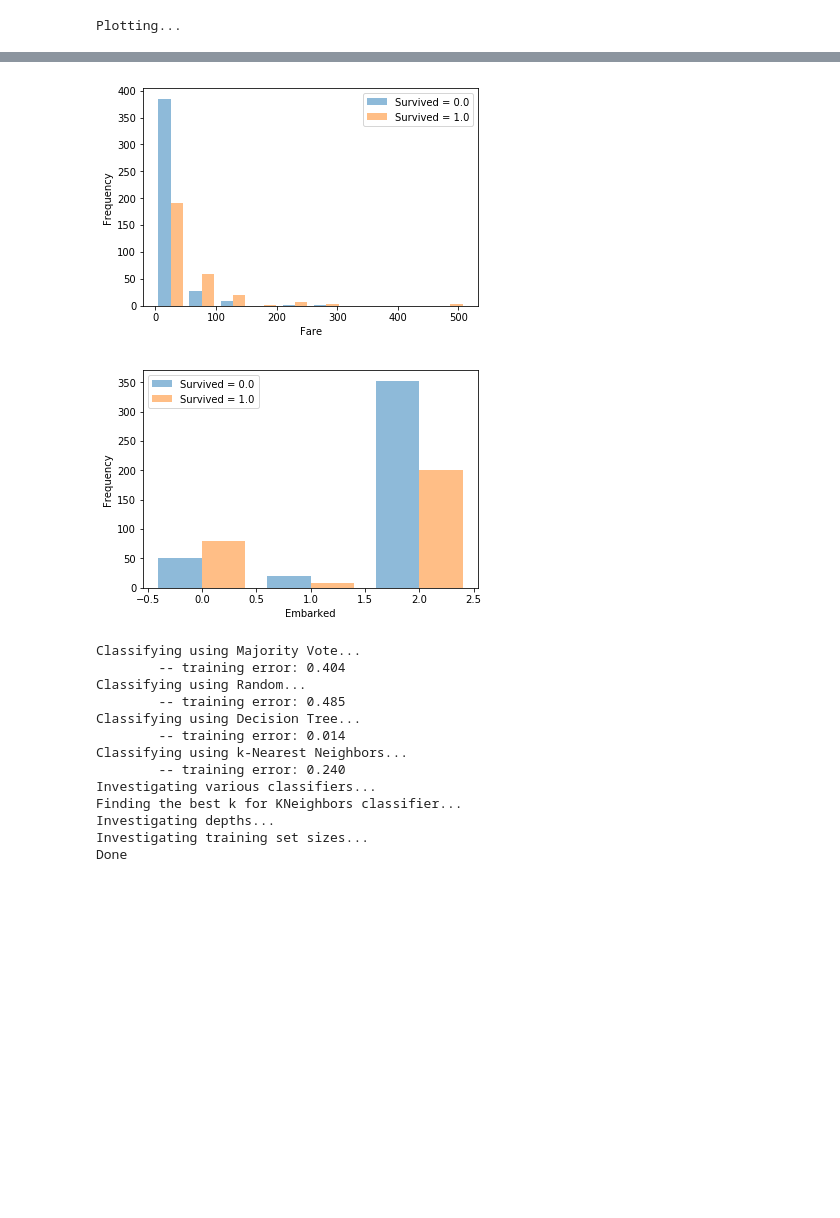
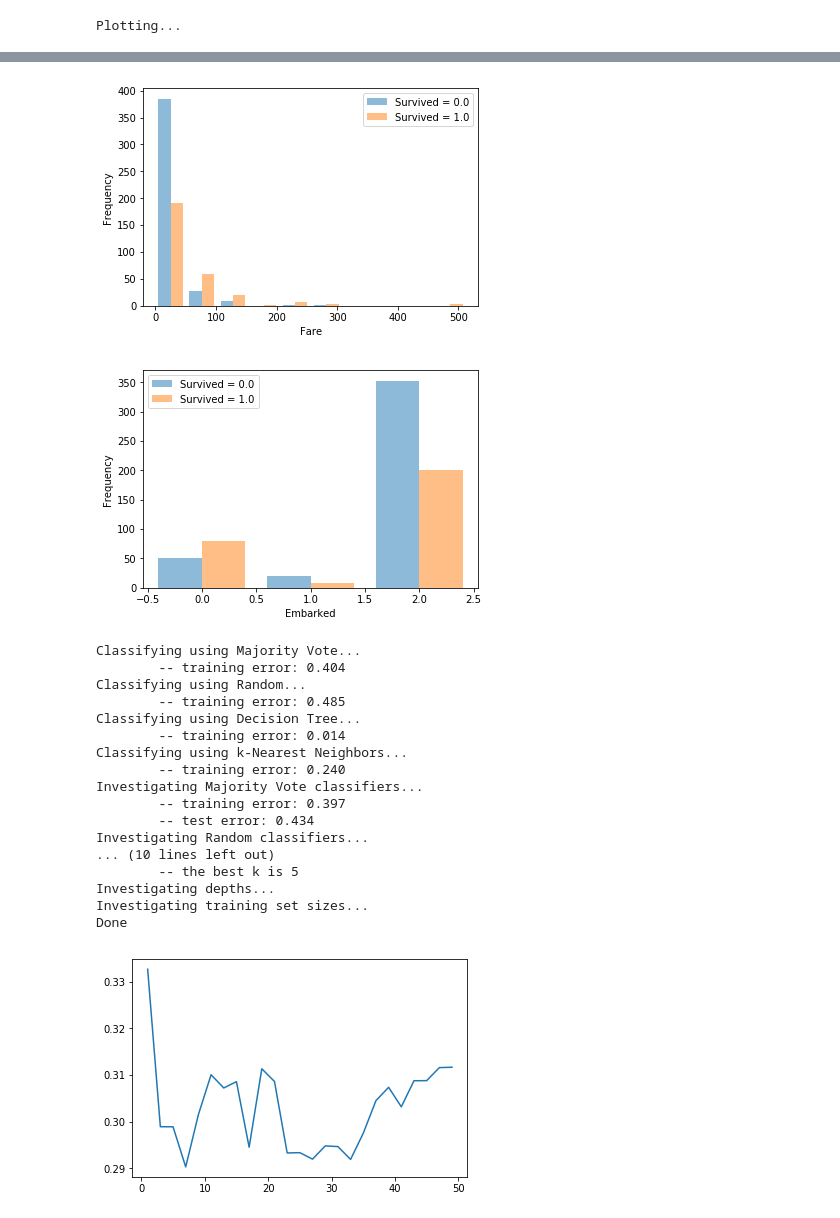
Before and after one commit to fcjscott/Machine_Learning, a Jupyter notebook: HW_1/src/titanic.ipynb, the cells around one changed output, grey strips where cells are left out. Cells and saved outputs as stored; diff of their text form; code cells hidden in the pictures; blank space fills up the shorter version.

```diff
--- a/HW_1/src/titanic.ipynb
+++ b/HW_1/src/titanic.ipynb
@@ -15,6 +15,7 @@ from sklearn.neighbors import KNeighborsClassifier
 from sklearn.cross_validation import cross_val_score
 from sklearn.cross_validation import train_test_split
 from sklearn import metrics
+
 
 ######################################################################
 # classes
@@ -234,6 +235,14 @@ def error(clf, X, y, ntrials=100, test_size=0.2) :
 
     train_error = 0
     test_error = 0
+    X_train,X_test,y_train,y_test = train_test_split(X,y,test_size=test_size,random_state=ntrials)
+    clf.fit(X_train,y_train)
+    y_train_pred = clf.predict(X_train)
+    train_error = 1 - metrics.accuracy_score(y_train, y_train_pred, normalize=True)
+    clf.fit(X_test,y_test)
+    y_test_pred = clf.predict(X_test)
+    test_error = 1 - metrics.accuracy_score(y_test, y_test_pred, normalize=True)
+
 
     ### ========== TODO : END ========== ###
 
@@ -342,7 +351,49 @@ def main():
     ### ========== TODO : START ========== ###
     # part e: use cross-validation to compute average training and test error of classifiers
 
-    print('Investigating various classifiers...')
+    print('Investigating Majority Vote classifiers...')
+    train = []
+    test = []
+    for i in range(0,100):
+        clf = MajorityVoteClassifier()
+        train_error,test_error = error(clf,X,y)
+        train.append(train_error)
+        test.append(test_error)
+    print('\t-- training error: %.3f' % np.average(train))
+    print('\t-- test error: %.3f' % np.average(test))
+
+    print('Investigating Random classifiers...')
+    train = []
+    test = []
+    for i in range(0,100):
+        clf = RandomClassifier()
+        train_error,test_error = error(clf,X,y)
+        train.append(train_error)
+        test.append(test_error)
+    print('\t-- training error: %.3f' % np.average(train))
+    print('\t-- test error: %.3f' % np.average(test))
+
+    print('Investigating Decision Tree classifiers...')
+    train = []
+    test = []
+    for i in range(0,100):
+        clf = DecisionTreeClassifier(criterion = "entropy")
+        train_error,test_error = error(clf,X,y)
+        train.append(train_error)
+        test.append(test_error)
+    print('\t-- training error: %.3f' % np.average(train))
+    print('\t-- test error: %.3f' % np.average(test))
+
+    print('Investigating KNN classifiers...')
+    train = []
+    test = []
+    for i in range(0,100):
+        clf = KNeighborsClassifier(n_neighbors = 5)
+        train_error,test_error = error(clf,X,y)
+        train.append(train_error)
+        test.append(test_error)
+    print('\t-- training error: %.3f' % np.average(train))
+    print('\t-- test error: %.3f' % np.average(test))
 
     ### ========== TODO : END ========== ###
 
@@ -350,7 +401,19 @@ def main():
 
     ### ========== TODO : START ========== ###
     # part f: use 10-fold cross-validation to find the best value of k for k-Nearest Neighbors classifier
+    val_error = []
     print('Finding the best k for KNeighbors classifier...')
+    k_array = np.arange(1,50,2)
+    for i in k_array:
+        clf = KNeighborsClassifier(n_neighbors = i)
+        scores = cross_val_score(clf,X,y,cv=10)
+        val_error.append(1 - np.average(scores))
+
+    avg_error = np.average(val_error)
+    plt.plot(k_array,val_error)
+    k = 2*np.argmin(val_error)-1
+    print('\t-- average error is %.3f' % avg_error)
+    print('\t-- the best k is %d' % k)
 
     ### ========== TODO : END ========== ###
 
@@ -359,6 +422,7 @@ def main():
     ### ========== TODO : START ========== ###
     # part g: investigate decision tree classifier with various depths
     print('Investigating depths...')
+
 
     ### ========== TODO : END ========== ###
 
@@ -369,32 +433,37 @@ def main():
     print('Investigating training set sizes...')
 
     ### ========== TODO : END ========== ###
 
 
     print('Done')
 
 
 if __name__ == "__main__":
     main()
 # %% [output]
 Plotting...
 [figure]
 [figure]
 [figure]
 [figure]
 [figure]
 [figure]
 [figure]
 Classifying using Majority Vote...
         -- training error: 0.404
 Classifying using Random...
         -- training error: 0.485
 Classifying using Decision Tree...
         -- training error: 0.014
 Classifying using k-Nearest Neighbors...
         -- training error: 0.240
-Investigating various classifiers...
-Finding the best k for KNeighbors classifier...
+Investigating Majority Vote classifiers...
+        -- training error: 0.397
+        -- test error: 0.434
+Investigating Random classifiers...
+... (10 lines left out)
+        -- the best k is 5
 Investigating depths...
 Investigating training set sizes...
 Done
+[figure, added]
```
Also changed, not shown: 2 other files.
